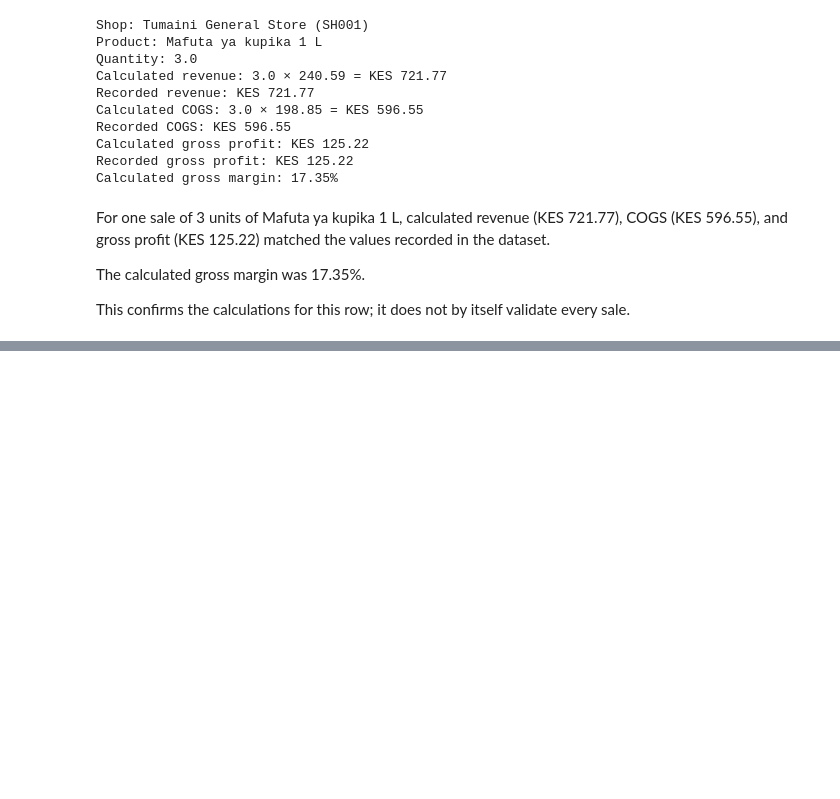
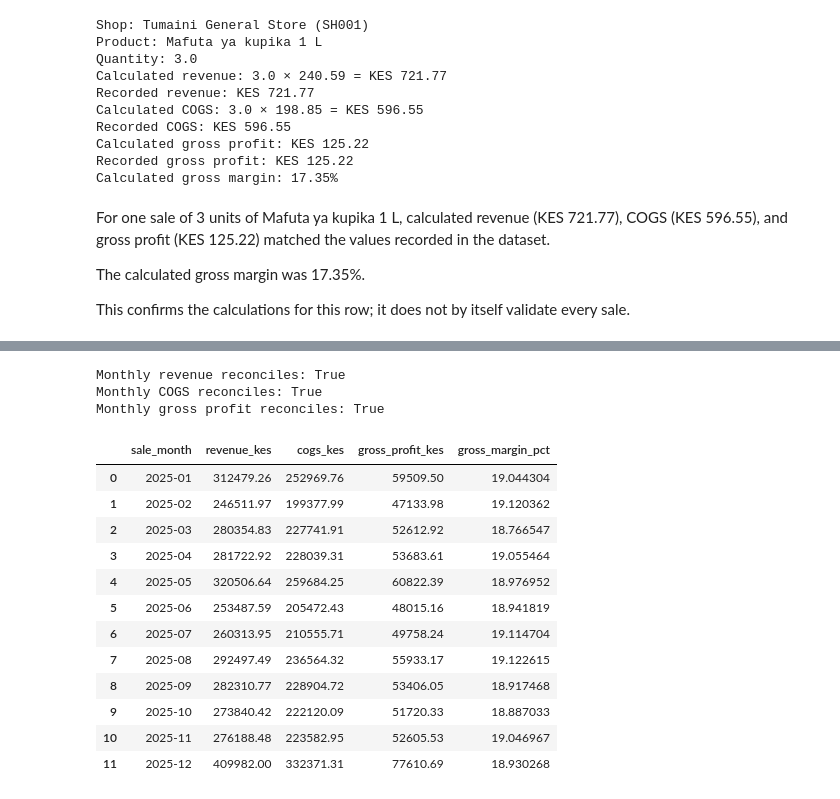
Before and after one commit to Jermaineyukeh/DukaSense.Hackathon, a Jupyter notebook: Data_cleaning.ipynb, the cells around one changed output, grey strips where cells are left out. Cells and saved outputs as stored; diff of their text form; code cells hidden in the pictures; blank space fills up the shorter version.

```diff
--- a/Data_cleaning.ipynb
+++ b/Data_cleaning.ipynb
@@ -948,0 +998,44 @@ This confirms the calculations for this row; it does not by itself validate ever
+# %%
+monthly_kpis_check = (
+    sales_df.groupby("sale_month", as_index=False)
+    .agg(
+        revenue_kes=("line_revenue_kes", "sum"),
+        cogs_kes=("line_estimated_cogs_kes", "sum"),
+        gross_profit_kes=("line_estimated_gross_profit_kes", "sum"),
+    )
+)
+
+monthly_kpis_check["gross_margin_pct"] = (
+    monthly_kpis_check["gross_profit_kes"]
+    / monthly_kpis_check["revenue_kes"]
+    * 100
+)
+
+print("Monthly revenue reconciles:",
+      np.isclose(monthly_kpis_check["revenue_kes"].sum(),
+                 sales_df["line_revenue_kes"].sum(), atol=0.01))
+print("Monthly COGS reconciles:",
+      np.isclose(monthly_kpis_check["cogs_kes"].sum(),
+                 sales_df["line_estimated_cogs_kes"].sum(), atol=0.01))
+print("Monthly gross profit reconciles:",
+      np.isclose(monthly_kpis_check["gross_profit_kes"].sum(),
+                 sales_df["line_estimated_gross_profit_kes"].sum(), atol=0.01))
+
+monthly_kpis_check
+# %% [output]
+Monthly revenue reconciles: True
+Monthly COGS reconciles: True
+Monthly gross profit reconciles: True
+|  | sale_month | revenue_kes | cogs_kes | gross_profit_kes | gross_margin_pct |
+| 0 | 2025-01 | 312479.26 | 252969.76 | 59509.50 | 19.044304 |
+| 1 | 2025-02 | 246511.97 | 199377.99 | 47133.98 | 19.120362 |
+| 2 | 2025-03 | 280354.83 | 227741.91 | 52612.92 | 18.766547 |
+| 3 | 2025-04 | 281722.92 | 228039.31 | 53683.61 | 19.055464 |
+| 4 | 2025-05 | 320506.64 | 259684.25 | 60822.39 | 18.976952 |
+| 5 | 2025-06 | 253487.59 | 205472.43 | 48015.16 | 18.941819 |
+| 6 | 2025-07 | 260313.95 | 210555.71 | 49758.24 | 19.114704 |
+| 7 | 2025-08 | 292497.49 | 236564.32 | 55933.17 | 19.122615 |
+| 8 | 2025-09 | 282310.77 | 228904.72 | 53406.05 | 18.917468 |
+| 9 | 2025-10 | 273840.42 | 222120.09 | 51720.33 | 18.887033 |
+| 10 | 2025-11 | 276188.48 | 223582.95 | 52605.53 | 19.046967 |
+| 11 | 2025-12 | 409982.00 | 332371.31 | 77610.69 | 18.930268 |
```
Also changed, not shown: parts of 9 cells of this notebook.
